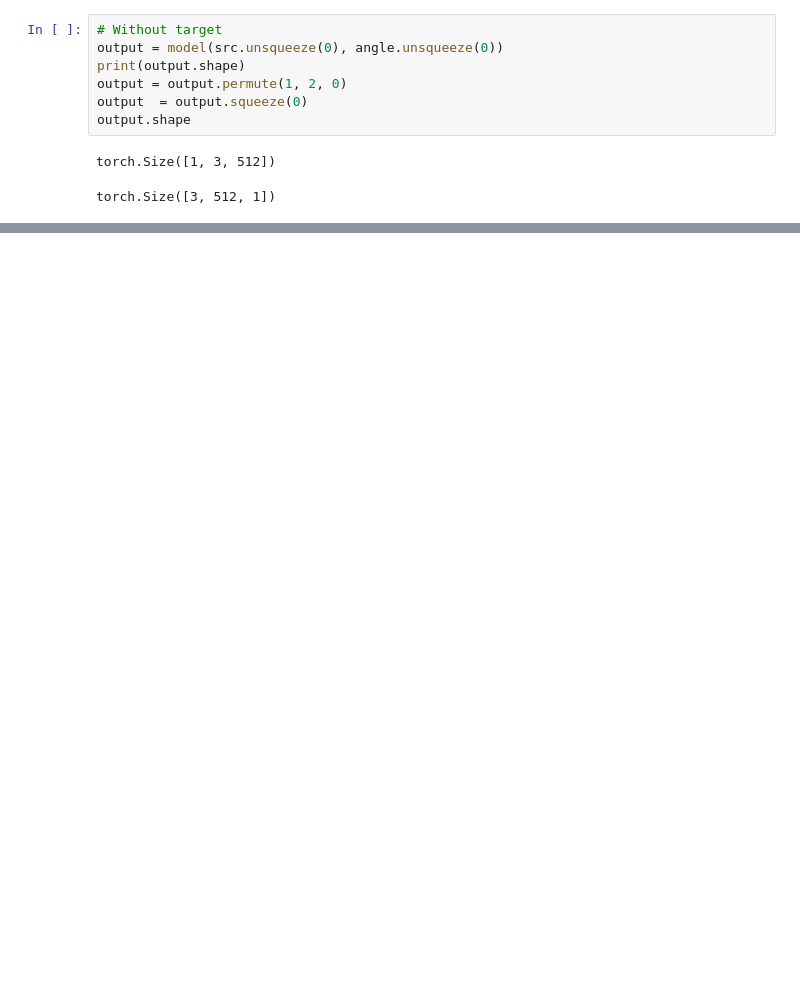
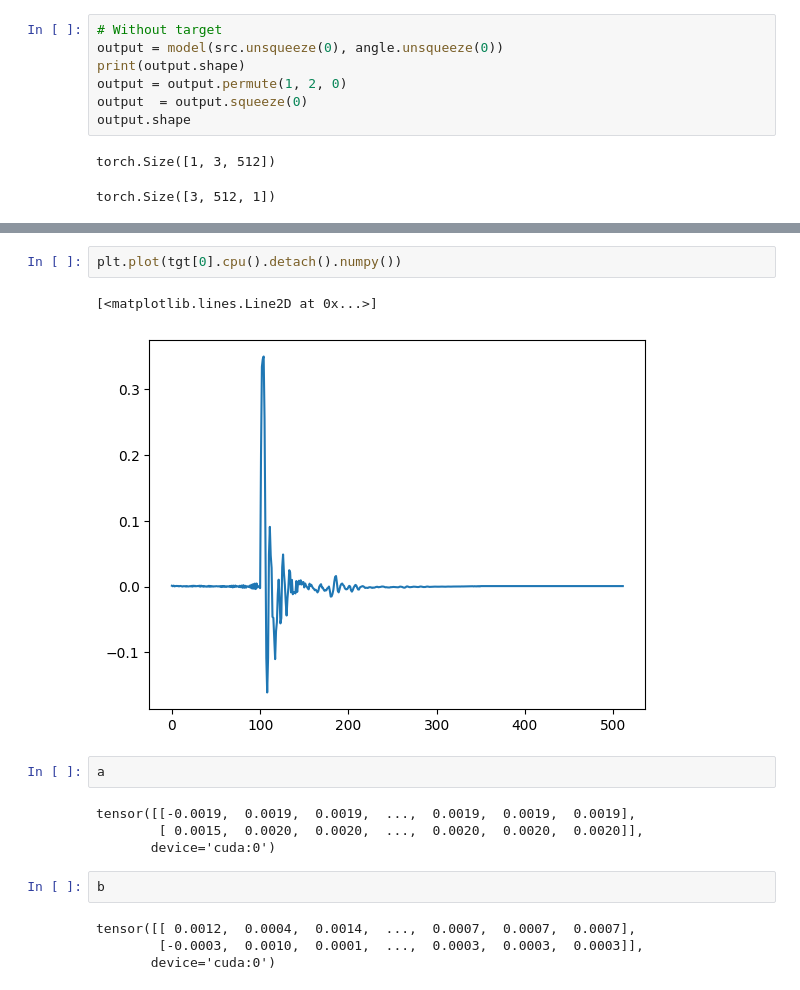
Before and after one commit to will-sloan/fourth_year_project, a Jupyter notebook: HRTF Models/test_model.ipynb, the cells around one changed output, grey strips where cells are left out. Drawn from its saved outputs; the diff is of its cells as text; blank space fills up the shorter version.

```diff
--- a/HRTF Models/test_model.ipynb
+++ b/HRTF Models/test_model.ipynb
@@ -88,0 +111,17 @@ plt.plot(output[0].cpu().detach().numpy())
+# %%
+plt.plot(tgt[0].cpu().detach().numpy())
+# %% [output]
+[<matplotlib.lines.Line2D at 0x...>]
+[figure, added]
+# %%
+a
+# %% [output]
+tensor([[-0.0019,  0.0019,  0.0019,  ...,  0.0019,  0.0019,  0.0019],
+        [ 0.0015,  0.0020,  0.0020,  ...,  0.0020,  0.0020,  0.0020]],
+       device='cuda:0')
+# %%
+b
+# %% [output]
+tensor([[ 0.0012,  0.0004,  0.0014,  ...,  0.0007,  0.0007,  0.0007],
+        [-0.0003,  0.0010,  0.0001,  ...,  0.0003,  0.0003,  0.0003]],
+       device='cuda:0')
```
Also changed, not shown: parts of 14 cells of this notebook, 6 other files.
